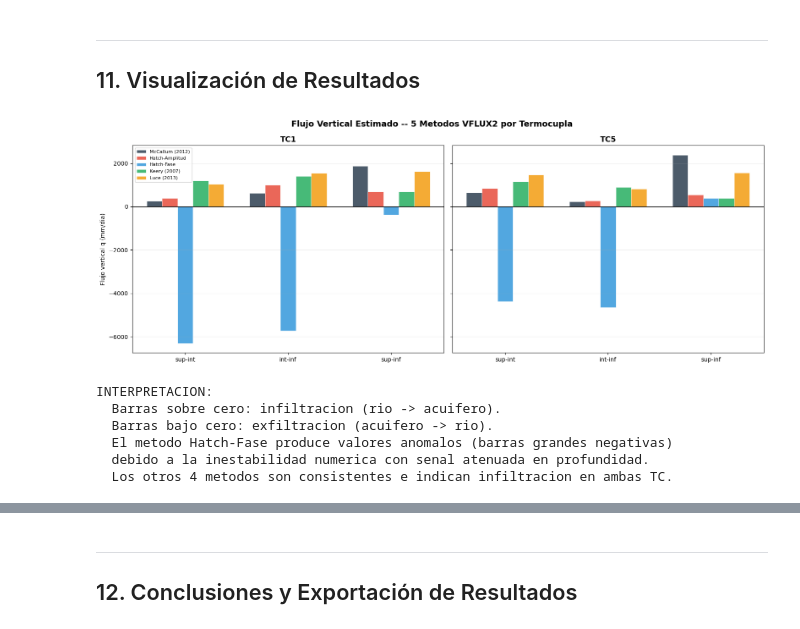
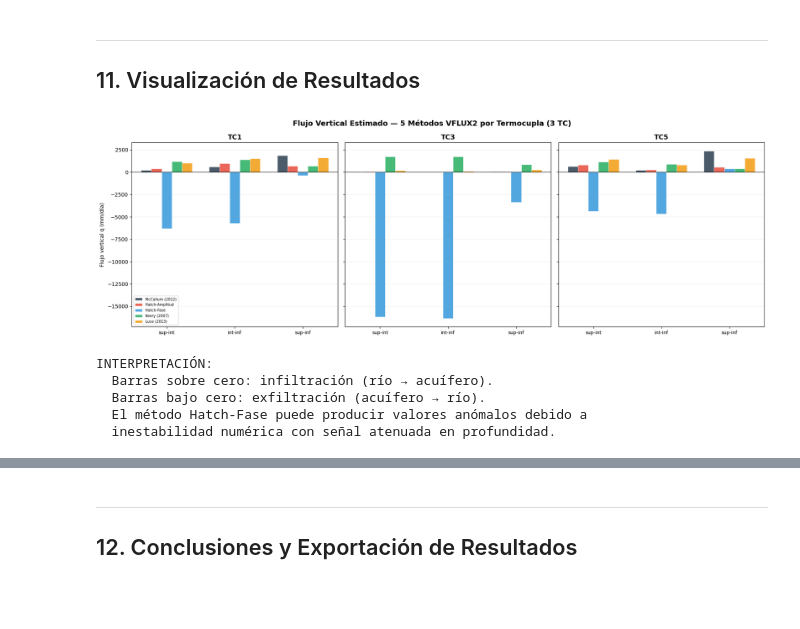
Before and after one commit to FlowHydroTech/Hidrologia-Termocuplas-BH, a Jupyter notebook: notebooks/05_datos_terreno.ipynb, the cells around one changed output, grey strips where cells are left out. Saved outputs shown, nothing was run; the diff lists cells and outputs as text; code cells hidden in the pictures; blank space fills up the shorter version.

```diff
--- a/notebooks/05_datos_terreno.ipynb
+++ b/notebooks/05_datos_terreno.ipynb
@@ -249,10 +310,15 @@ cutoff_end   = pd.Timestamp('2026-01-22 12:00:00')
 print(f"DataFrame combinado: {df_raw.shape[0]} registros x {df_raw.shape[1]} columnas")
 print(f"Periodo total: {df_raw['fecha'].min()} -> {df_raw['fecha'].max()}")
 
+# Lista de sensores mapeados (TC1, TC3, TC5)
+mapped_sensors = list(tc_assignment.keys())
+
 # Resumen de calidad de datos
 print(f"\n{'Sensor':<10} {'TC':<5} {'Prof (cm)':<10} {'N validos':<10} {'NaN':<8} {'NaN%':<8}")
 print("-" * 55)
-for col in sensor_labels:
+for col in mapped_sensors:
+    if col not in df_raw.columns:
+        continue
     n_valid = df_raw[col].notna().sum()
     n_nan = df_raw[col].isna().sum()
     pct = 100 * n_nan / len(df_raw)
@@ -261,4 +327,9 @@ for col in sensor_labels:
     print(f"{col:<10} {tc:<5} {d:<10.0f} {n_valid:<10} {n_nan:<8} {pct:<8.1f}")
 
 print(f"\n  Los NaN son normales: los sensores tienen horas de inicio diferentes.")
+
+# Alinear datos a grilla temporal común (30 min)
+from vfluxx.preprocess import align_and_resample
+df_aligned = align_and_resample(df_raw, freq='30min')
+print(f"\n  [OK] Datos alineados: {df_aligned.shape[0]} registros @ 30 min")
 # %% [output]
@@ -578,7 +674,7 @@ basada en FFT. El coeficiente de determinación $R^2$ indica la calidad del ajus
 # ============================================================================
 # 6. ANALISIS ARMONICO POR SENSOR
 # ============================================================================
-df_work = df_valid if len(df_valid) > 48 else df_aligned.dropna(subset=sensor_labels[:2])
+df_work = df_valid if len(df_valid) > 48 else df_aligned.dropna(subset=mapped_sensors[:2])
 df_work = df_work.reset_index(drop=True)
 
 t_start = df_work['fecha'].min()
@@ -590,7 +686,9 @@ print(f"{'Sensor':<10} {'TC':<5} {'Prof':<8} {'A (C)':<10} {'phi (deg)':<10} {'T
 print("-" * 90)
 
 harmonic_results = {}
-for col in sensor_labels:
+for col in mapped_sensors:
+    if col not in df_work.columns:
+        continue
     series = df_work[col].values
     valid = ~np.isnan(series)
     if valid.sum() < 48:
@@ -613,7 +711,7 @@ print("")
 print("INTERPRETACION:")
 print("  Los sensores superficiales (0 cm) muestran senal diurna fuerte (R2 > 0.79).")
 print("  A 28 cm, TC1 mantiene senal moderada (R2=0.62) pero TC5 cae a R2=0.12.")
-print("  A 56 cm, ambas termocuplas tienen R2 < 0.04: la senal diurna esta practicamente")
+print("  A 56 cm, las termocuplas de mayor profundidad tienen R2 < 0.04: la senal diurna esta practicamente")
 print("  extinguida, coherente con la longitud de penetracion calculada (d = 13.3 cm).")
 # %% [output]
 ANALISIS ARMONICO -- CICLO DIARIO (P = 24 h)
@@ -980,56 +1083,56 @@ RESUMEN POR TERMOCUPLA (promedio McCallum):
 ## 11. Visualización de Resultados
 # %%
 # ============================================================================
-# 11.1 FLUJOS VERTICALES POR PAR Y METODO -- GRAFICO DE BARRAS
+# 11.1 FLUJOS VERTICALES POR PAR Y MÉTODO — GRÁFICO DE BARRAS
 # ============================================================================
 method_colors = {
     'mccallum': '#2c3e50', 'hatch_amplitude': '#e74c3c', 'hatch_phase': '#3498db',
     'keery': '#27ae60', 'luce': '#f39c12'
 }
 
-fig, axes = plt.subplots(1, 2, figsize=(16, 6), sharey=True)
+n_tcs = len(ACTIVE_TCS)
+fig, axes = plt.subplots(1, n_tcs, figsize=(6*n_tcs, 6), sharey=True)
 
-for ax_idx, tc_name in enumerate(['TC1', 'TC5']):
+for ax_idx, tc_name in enumerate(ACTIVE_TCS):
     ax = axes[ax_idx]
     tc_pairs = {k: v for k, v in all_flux_results.items() if tc_name in k}
     pair_names = list(tc_pairs.keys())
     x = np.arange(len(pair_names))
     width = 0.15
 
     for i, (method, name) in enumerate(zip(methods, method_names)):
         vals = [tc_pairs[p]['flux_mm_day'].get(method, 0) for p in pair_names]
         offset = (i - 2) * width
         bars = ax.bar(x + offset, vals, width, label=name, color=list(method_colors.values())[i],
                       alpha=0.85, edgecolor='white', linewidth=0.5)
 
     ax.set_xticks(x)
     short_names = [p.replace(f'{tc_name}: ', '') for p in pair_names]
-    ax.set_xticklabels(short_names, fontsize=10)
+    ax.set_xticklabels(short_names, fontsize=9)
     ax.set_title(f'{tc_name}', fontsize=13, fontweight='bold')
-    ax.set_ylabel('Flujo vertical q (mm/dia)' if ax_idx == 0 else '')
+    ax.set_ylabel('Flujo vertical q (mm/día)' if ax_idx == 0 else '')
     ax.axhline(y=0, color='k', linestyle='-', linewidth=0.8)
     ax.grid(True, alpha=0.2, axis='y')
     for spine in ax.spines.values(): spine.set_visible(True)
 
-axes[0].legend(fontsize=8, loc='best')
-plt.suptitle('Flujo Vertical Estimado -- 5 Metodos VFLUX2 por Termocupla', fontsize=14, fontweight='bold')
+axes[0].legend(fontsize=7, loc='best')
+plt.suptitle(f'Flujo Vertical Estimado — 5 Métodos VFLUX2 por Termocupla ({n_tcs} TC)', fontsize=14, fontweight='bold')
 plt.tight_layout()
 plt.savefig(str(img_dir / 'flujos_verticales_terreno.png'), dpi=150, bbox_inches='tight')
 plt.show()
-print("INTERPRETACION:")
-print("  Barras sobre cero: infiltracion (rio -> acuifero).")
-print("  Barras bajo cero: exfiltracion (acuifero -> rio).")
-print("  El metodo Hatch-Fase produce valores anomalos (barras grandes negativas)")
-print("  debido a la inestabilidad numerica con senal atenuada en profundidad.")
-print("  Los otros 4 metodos son consistentes e indican infiltracion en ambas TC.")
+
+print("\nINTERPRETACIÓN:")
+print("  Barras sobre cero: infiltración (río → acuífero).")
+print("  Barras bajo cero: exfiltración (acuífero → río).")
+print("  El método Hatch-Fase puede producir valores anómalos debido a")
+print("  inestabilidad numérica con señal atenuada en profundidad.")
 # %% [output]
-[figure, old version]
+[figure, new version]
-INTERPRETACION:
-  Barras sobre cero: infiltracion (rio -> acuifero).
-  Barras bajo cero: exfiltracion (acuifero -> rio).
-  El metodo Hatch-Fase produce valores anomalos (barras grandes negativas)
-  debido a la inestabilidad numerica con senal atenuada en profundidad.
-  Los otros 4 metodos son consistentes e indican infiltracion en ambas TC.
+INTERPRETACIÓN:
+  Barras sobre cero: infiltración (río → acuífero).
+  Barras bajo cero: exfiltración (acuífero → río).
+  El método Hatch-Fase puede producir valores anómalos debido a
+  inestabilidad numérica con señal atenuada en profundidad.
 # %%
 # ============================================================================
 # 11.2 PERFIL VERTICAL DE AMPLITUD Y FASE POR TERMOCUPLA
```
Also changed, not shown: parts of 25 cells of this notebook, 17 other files.
